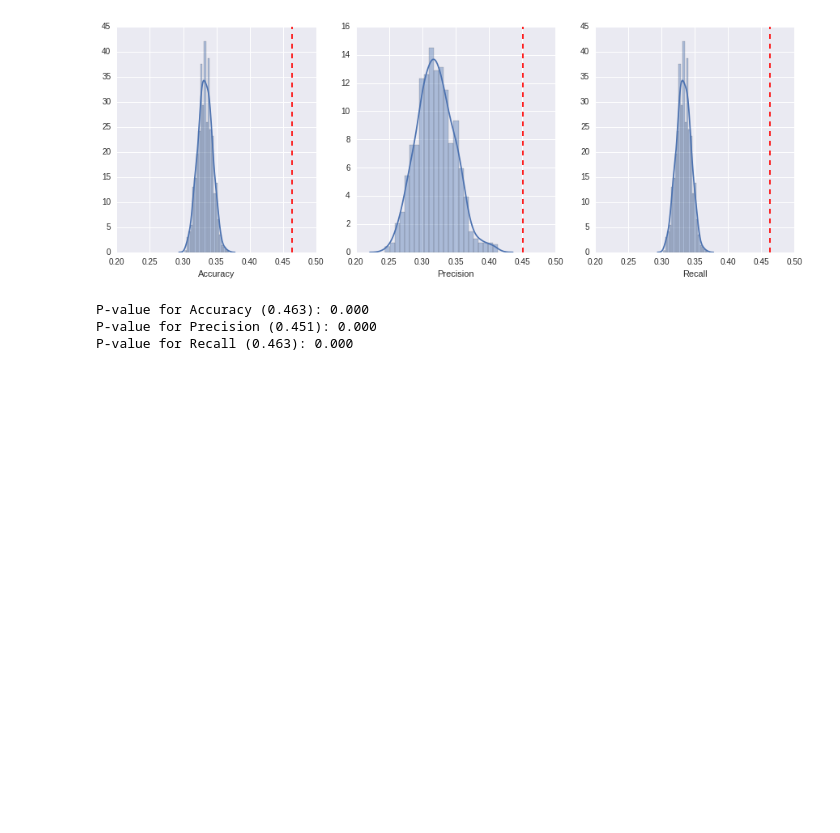
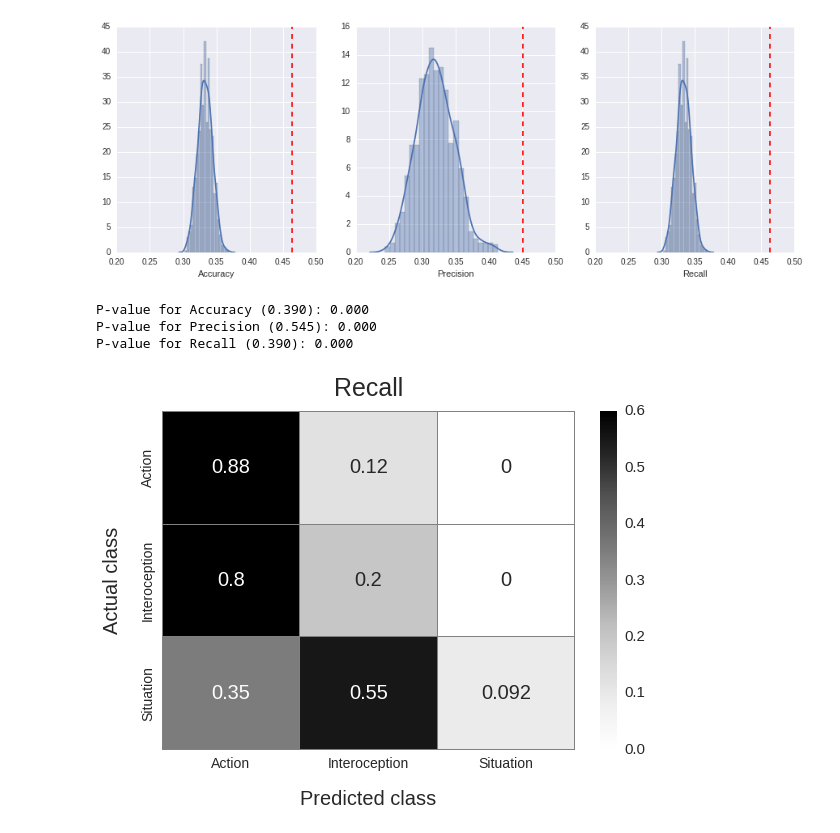
Before and after one commit to lukassnoek/DecodingEmotions, a Jupyter notebook: ANALYSES/statistics/statistics_conditionaverage_mvpa.ipynb, the cells around one changed output. Drawn from its saved outputs; the diff is of its cells as text; code cells hidden in the pictures; blank space fills up the shorter version.

```diff
--- a/ANALYSES/statistics/statistics_conditionaverage_mvpa.ipynb
+++ b/ANALYSES/statistics/statistics_conditionaverage_mvpa.ipynb
@@ -21,6 +24,7 @@ self_dir = op.join(base_dir, 'self')
 other_dir = op.join(base_dir, 'other')
 so_dir = op.join(base_dir, 'self>>other')
 os_dir = op.join(base_dir, 'other>>self')
+plot_dir = '/media/lukas/data/DecodingEmotions/ANALYSES/Plots'
 # %% [markdown]
 ## Self-analysis
 # %%
@@ -117,14 +121,44 @@ for i, metric in enumerate(['Accuracy', 'Precision', 'Recall']):
 # %% [output]
 [figure]
 # %%
-so_mean_scores = so_scores.mean()
+os_mean_scores = os_scores.mean()
 
 for metric in ['Accuracy', 'Precision', 'Recall']:
-    obs = so_mean_scores[metric]
+    obs = os_mean_scores[metric]
     permuted = perm_scores[metric]
     p = (permuted > obs).sum() / len(permuted)
     print('P-value for %s (%.3f): %.3f' % (metric, obs, p))
 # %% [output]
-P-value for Accuracy (0.463): 0.000
-P-value for Precision (0.451): 0.000
-P-value for Recall (0.463): 0.000
+P-value for Accuracy (0.390): 0.000
+P-value for Precision (0.545): 0.000
+P-value for Recall (0.390): 0.000
+# %%
+os_cm = np.load(op.join(os_dir, 'confmat.npy'))
+perms = glob(op.join(os_dir, 'perm*', 'confmat.npy'))
+# %%
+os_recall = np.zeros_like(os_cm)
+os_precision = np.zeros_like(os_cm)
+
+for i in range(os_cm.shape[0]):
+
+    os_recall[i, :, :] = os_cm[i, : , : ] / os_cm[i, :, :].sum(axis=1)
+    os_precision[i, :, :] = os_cm[i, : , : ] / os_cm[i, :, :].sum(axis=0)
+
+os_recall = os_recall.mean(axis=0)
+os_precision = os_precision.mean(axis=0)
+# %%
+labels = ['Action', 'Interoception', 'Situation']
+plt.figure(figsize=(8,6))
+ax = sns.heatmap(os_recall, cmap=plt.cm.Greys, annot=True,
+                 linewidths=0.1, linecolor='grey', vmax=.6, cbar=True, annot_kws={'fontsize': 20})
+cax = plt.gcf().axes[-1]
+cax.tick_params(labelsize=15)
+plt.xticks(np.arange(3)+0.5, labels, fontsize=14)
+plt.yticks(np.arange(3)+0.5, labels[::-1], fontsize=14)
+plt.xlabel('Predicted class', fontsize=20, labelpad=19)
+plt.ylabel('Actual class', fontsize=20, labelpad=19)
+plt.title('Recall', fontsize=25, y=1.03)
+plt.tight_layout(pad=0.1)
+plt.savefig(op.join(plot_dir, 'recall_other_to_self.png'))
+# %% [output]
+[figure, added]
```
Also changed, not shown: parts of 12 cells of this notebook, 1 other file.
